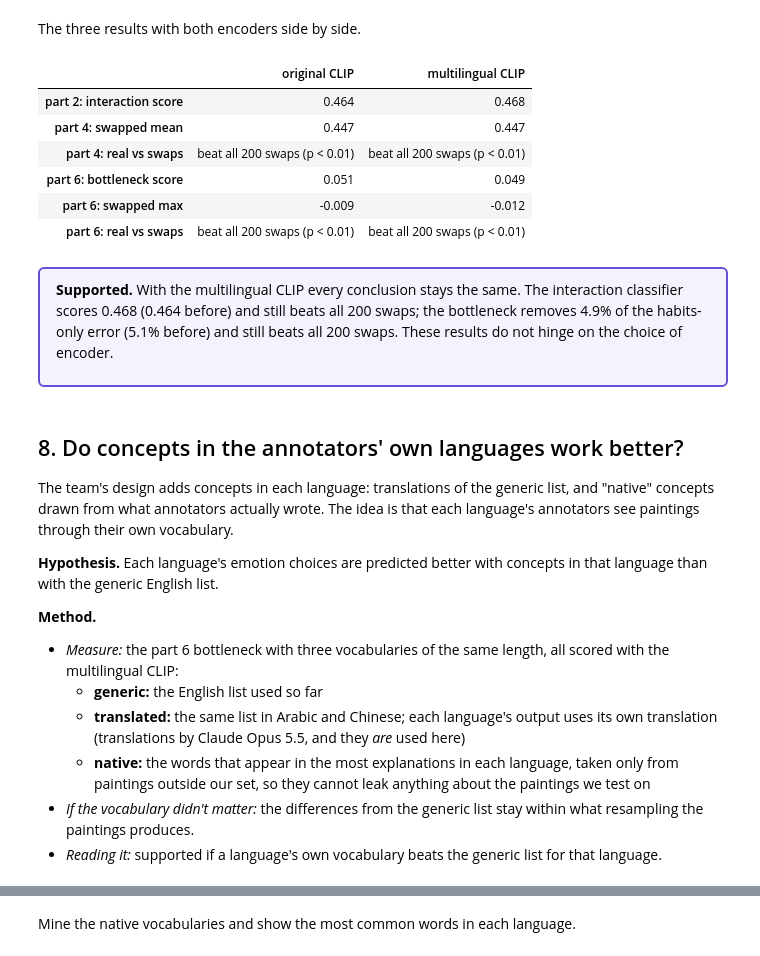
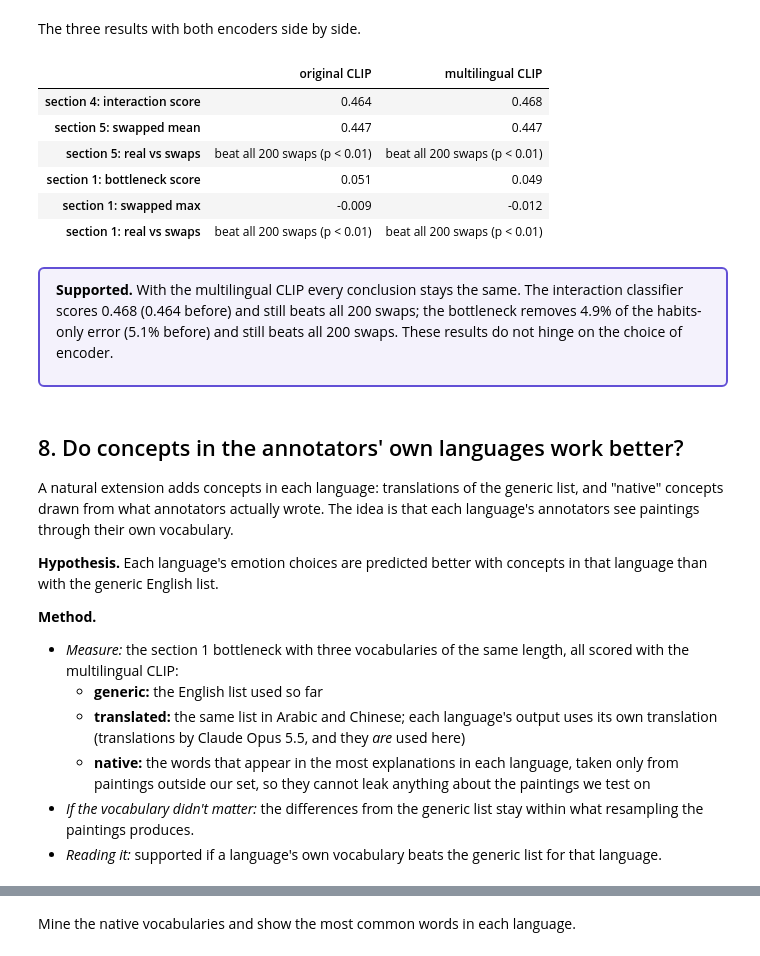
Before and after one commit to machinic-hetarchy/HCML-CBM, a Jupyter notebook: notebooks/01_tuesday_poc.ipynb, the cells around one changed output, grey strips where cells are left out. Saved outputs shown, nothing was run; the diff lists cells and outputs as text; code cells hidden in the pictures.

```diff
--- a/notebooks/01_tuesday_poc.ipynb
+++ b/notebooks/01_tuesday_poc.ipynb
@@ -1268,45 +1328,45 @@ m_fwd_swaps = cbm.forward_swap_null(
     cfg.analysis.cv_folds,
     fixed_C,
     cfg.seed,
 )
 
 encoders = pd.DataFrame(
     {
         "original CLIP": [
             real_int,
             swap_null.mean(),
             analysis.describe_p(real_int, swap_null, "swaps"),
             fwd_real,
             fwd_swaps.max(),
             analysis.describe_p(fwd_real, fwd_swaps, "swaps"),
         ],
         "multilingual CLIP": [
             m_int,
             m_int_swaps.mean(),
             analysis.describe_p(m_int, m_int_swaps, "swaps"),
             m_fwd,
             m_fwd_swaps.max(),
             analysis.describe_p(m_fwd, m_fwd_swaps, "swaps"),
         ],
     },
     index=[
-        "part 2: interaction score",
-        "part 4: swapped mean",
-        "part 4: real vs swaps",
-        "part 6: bottleneck score",
-        "part 6: swapped max",
-        "part 6: real vs swaps",
+        "section 4: interaction score",
+        "section 5: swapped mean",
+        "section 5: real vs swaps",
+        "section 1: bottleneck score",
+        "section 1: swapped max",
+        "section 1: real vs swaps",
     ],
 )
 encoders
 # %% [output]
 |  | original CLIP | multilingual CLIP |
-| part 2: interaction score | 0.464 | 0.468 |
-| part 4: swapped mean | 0.447 | 0.447 |
-| part 4: real vs swaps | beat all 200 swaps (p < 0.01) | beat all 200 swaps (p < 0.01) |
-| part 6: bottleneck score | 0.051 | 0.049 |
-| part 6: swapped max | -0.009 | -0.012 |
-| part 6: real vs swaps | beat all 200 swaps (p < 0.01) | beat all 200 swaps (p < 0.01) |
+| section 4: interaction score | 0.464 | 0.468 |
+| section 5: swapped mean | 0.447 | 0.447 |
+| section 5: real vs swaps | beat all 200 swaps (p < 0.01) | beat all 200 swaps (p < 0.01) |
+| section 1: bottleneck score | 0.051 | 0.049 |
+| section 1: swapped max | -0.009 | -0.012 |
+| section 1: real vs swaps | beat all 200 swaps (p < 0.01) | beat all 200 swaps (p < 0.01) |
 # %% [markdown]
 <div style="border:2px solid #6250d6;background:rgba(98,80,214,0.07);border-radius:6px;padding:10px 16px;margin:8px 0;box-sizing:border-box;max-width:100%">
 
@@ -1319,7 +1379,7 @@ swaps. These results do not hinge on the choice of encoder.
 # %% [markdown]
 ## 8. Do concepts in the annotators' own languages work better?
 
-The team's design adds concepts in each language: translations of the generic list, and
+A natural extension adds concepts in each language: translations of the generic list, and
 "native" concepts drawn from what annotators actually wrote. The idea is that each
 language's annotators see paintings through their own vocabulary.
 
@@ -1328,7 +1388,7 @@ that language than with the generic English list.
 
 **Method.**
 
-- *Measure:* the part 6 bottleneck with three vocabularies of the same length, all scored
+- *Measure:* the section 1 bottleneck with three vocabularies of the same length, all scored
   with the multilingual CLIP:
   - **generic:** the English list used so far
   - **translated:** the same list in Arabic and Chinese; each language's output uses its
```
Also changed, not shown: parts of 112 cells of this notebook, 23 other files.
